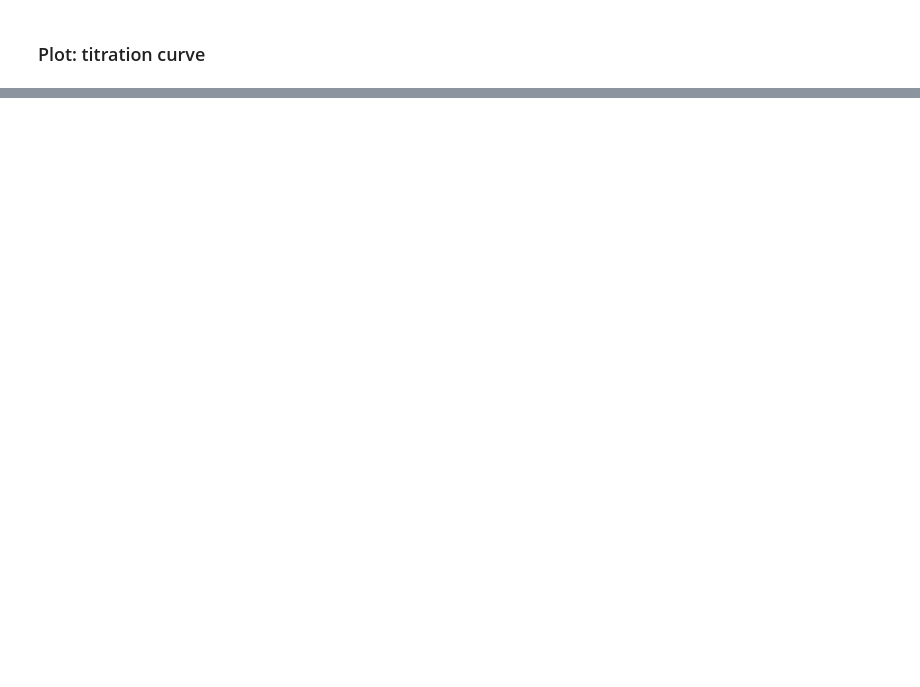
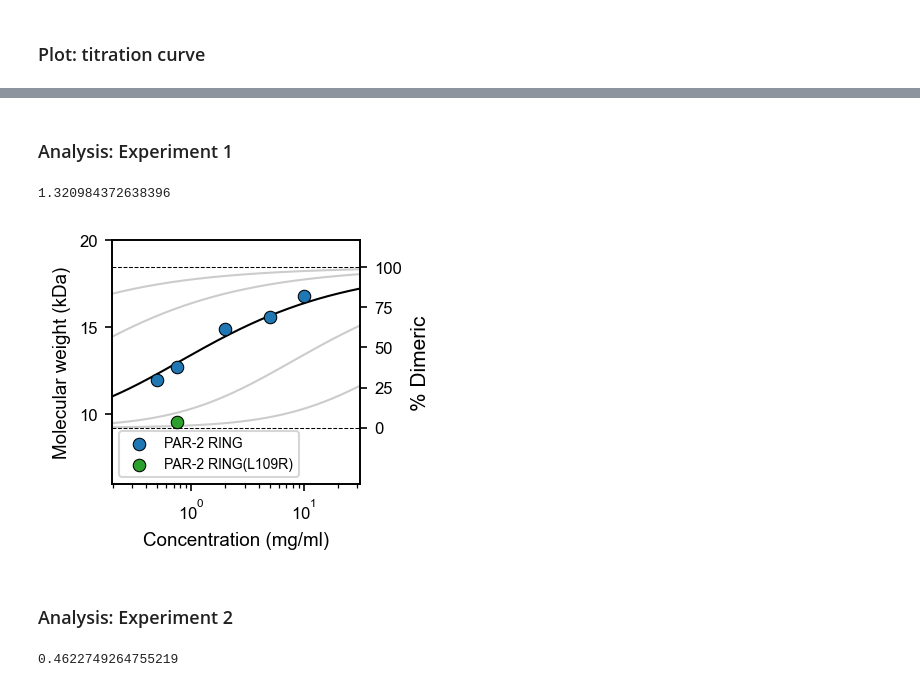
Before and after one commit to goehringlab/2023-Bland-bioRxiv, a Jupyter notebook: scripts/Analysis/SecMals/TitrationCurves.ipynb, the cells around one changed output, grey strips where cells are left out. Drawn from its saved outputs; the diff is of its cells as text; code cells hidden in the pictures; blank space fills up the shorter version.

Commit message:
New sec-mals analysis

```diff
--- a/scripts/Analysis/SecMals/TitrationCurves.ipynb
+++ b/scripts/Analysis/SecMals/TitrationCurves.ipynb
@@ -90,12 +62,3 @@ print(popt[0])
 # %% [markdown]
 ### Plot: titration curve
-# %%
-def minor_ticks(ax, xrange=[-1, 2]):
-    xlim = ax.get_xlim()
-    minor_x_ticks = np.array([])
-    for i in range(xrange[0], xrange[1]):
-        a = np.log10(np.linspace(10**i, 10 ** (i + 1), 10))
-        minor_x_ticks = np.append(minor_x_ticks, a)
-    ax.set_xticks(minor_x_ticks, minor=True)
-    ax.set_xlim(*xlim)
 # %%
@@ -193,2 +165,30 @@ fig.savefig("Figs/titration.pdf", transparent=True)
+# %% [markdown]
+### Analysis: Experiment 1
+# %%
+data = pd.read_csv("../../../raw_data/SEC MALS/Experiment1/Analysis2/Results.csv")
+x_wt = data[data['Dataset'].str.contains('WT')]['Loaded Concentration (mg/ml)']
+x_l109r = data[data['Dataset'].str.contains('L109R')]['Loaded Concentration (mg/ml)']
+# x_wt = data[data['Dataset'].str.contains('WT')]['eluted conc (ug/ml)'] / 1000
+# x_l109r = data[data['Dataset'].str.contains('L109R')]['eluted conc (ug/ml)'] / 1000
+y_wt = data[data['Dataset'].str.contains('WT')]['Mw'] /  1000
+y_l109r = data[data['Dataset'].str.contains('L109R')]['Mw'] / 1000
+
+# Fit model
+popt, pcov = curve_fit(
+    lambda x, wd: mol_weight(x, wd, mass=9.23474),
+    x_wt,
+    y_wt,
+)
+wd = popt[0]
+kd = np.exp(-wd)
+print(kd)
+# %% [output]
+1.320984372638396
+# %%
+fig = create_figure(x_wt=x_wt, y_wt=y_wt, wd=wd, x_l109r=x_l109r, y_l109r=y_l109r, xmin=-0.7, xmax=1.5)
+fig.savefig("Figs/titration.png", dpi=600, transparent=True)
+fig.savefig("Figs/titration.pdf", transparent=True)
+# %% [output]
+[figure, added]
 # %%
 # SourceData
@@ -220,0 +208,33 @@ df_figure.to_csv("../../../data/EMBO_source_data/2H.csv", index=False)
+# %% [markdown]
+### Analysis: Experiment 2
+# %%
+# Import wild type data
+df = pd.read_csv("../../../data/20240131_PAR_RING_SECMALLS.csv")
+df
+
+x_wt = []
+y_wt = []
+a = df[['Peak 1 (ug/ml)', 'Peak 2 (ug/ml)']].idxmax(axis=1)
+for (_, row), a in zip(df.iterrows(), df[['Peak 1 (ug/ml)', 'Peak 2 (ug/ml)']].idxmax(axis=1)):
+    if a == 'Peak 1 (ug/ml)':
+        # x_wt.append(row['Peak 1 (ug/ml)'] / 1000)
+        x_wt.append(row['Concentration'])
+        y_wt.append(row['Peak 1 (Mw)'] / 1000)
+    elif a == 'Peak 2 (ug/ml)':
+        # x_wt.append(row['Peak 2 (ug/ml)']/1000)
+        x_wt.append(row['Concentration'])
+        y_wt.append(row['Peak 2 (Mw)']/1000)
+    else:
+        print('Error')
+
+# Fit model
+popt, pcov = curve_fit(
+    lambda x, wd: mol_weight(x, wd, mass=9.23474),
+    x_wt,
+    y_wt,
+)
+wd = popt[0]
+kd = np.exp(-wd)
+print(kd)
+# %% [output]
+0.4622749264755219
```
Also changed, not shown: parts of 7 cells of this notebook, 5 other files.
